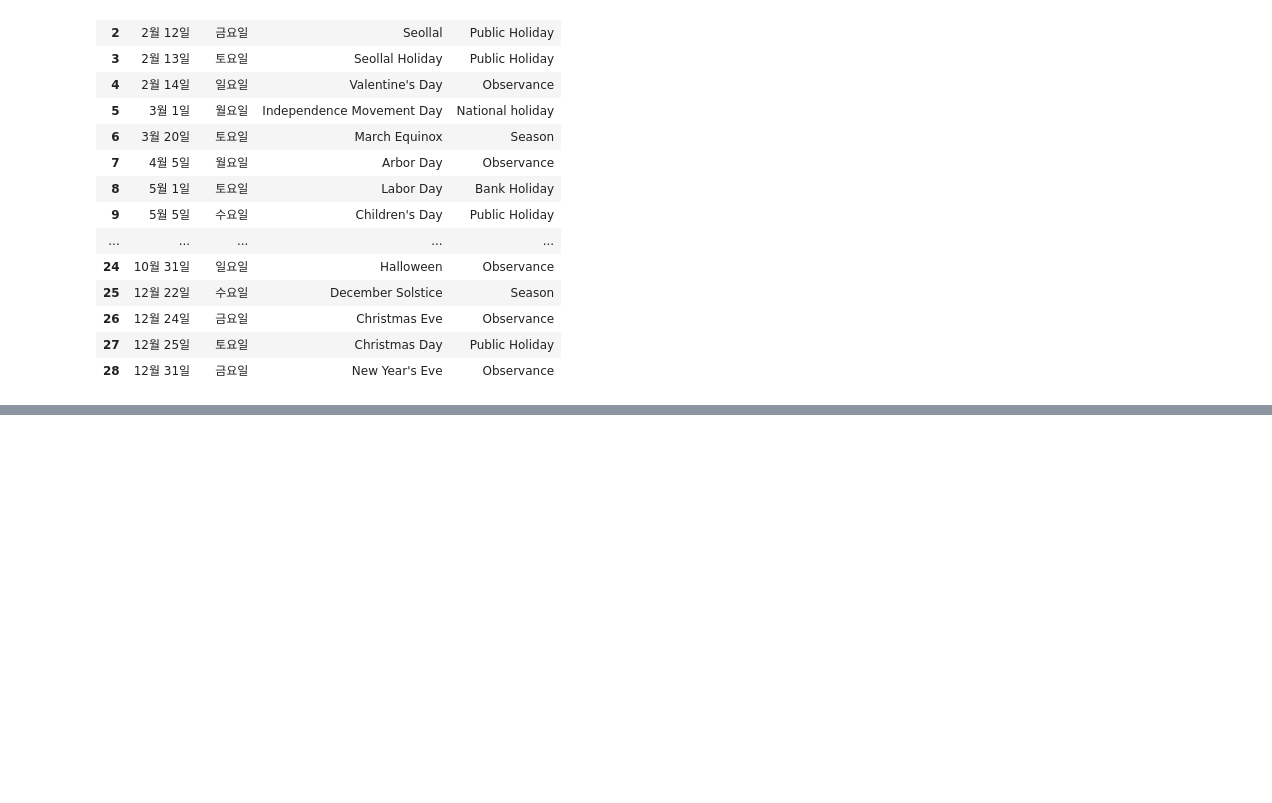
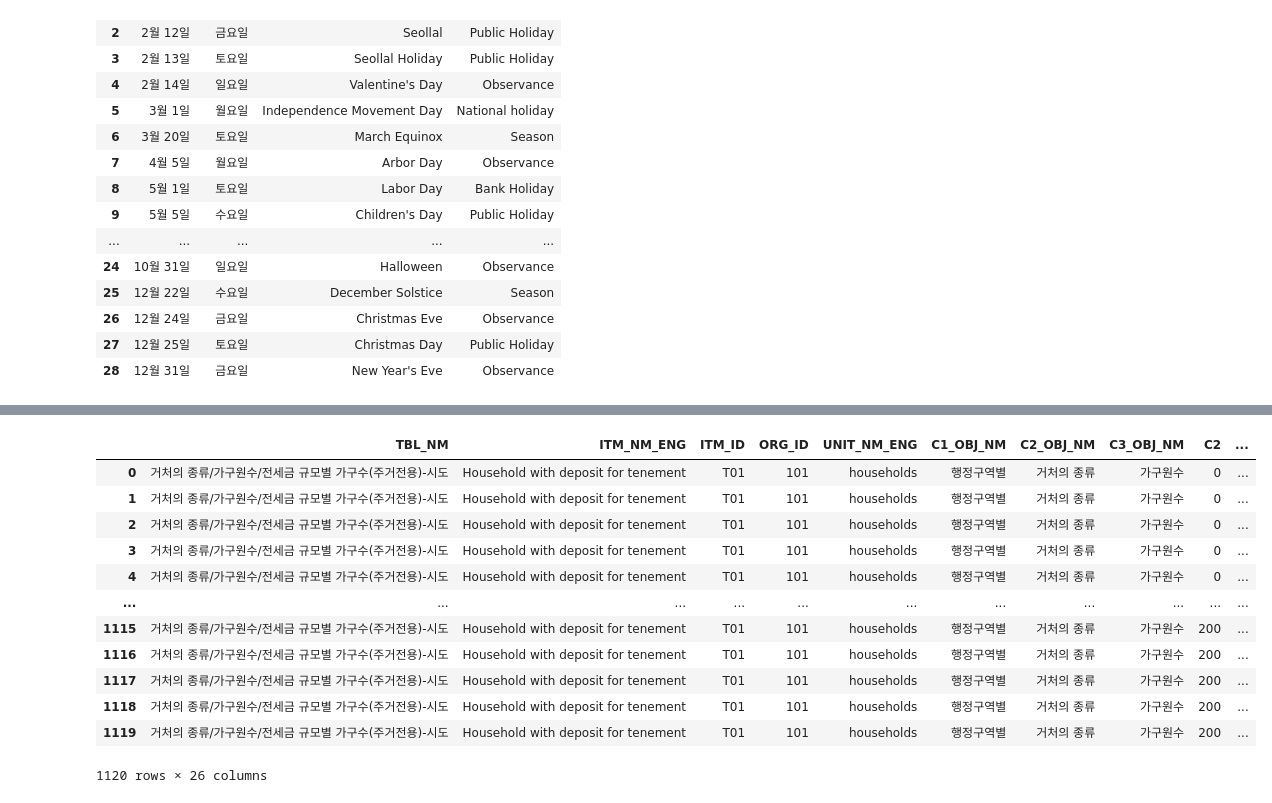
Before and after one commit to HongDonkey/Python, a Jupyter notebook: Session04 - 외부연동 데이터 수집/Untitled.ipynb, the cells around one changed output, grey strips where cells are left out. Cells and saved outputs as stored; diff of their text form; code cells hidden in the pictures; blank space fills up the shorter version.

```diff
--- a/Session04 - 외부연동 데이터 수집/Untitled.ipynb
+++ b/Session04 - 외부연동 데이터 수집/Untitled.ipynb
@@ -561,0 +504,23 @@ pd.DataFrame(zip (dateList, weeksList,nameList,typeList), columns=["Date","Weeks
+# %%
+url = "https://kosis.kr/openapi/statisticsData.do?method=getList&apiKey=ZDBkZjU4MzlkOWQ3MDAzYTZkZDdhYjBjZDM0ZDE0MTY=&format=json&jsonVD=Y&userStatsId=hdk2006/101/DT_1BD0510/2/1/20210418171049&prdSe=Y&newEstPrdCnt=1"
+json = pd.DataFrame()
+# %%
+try:
+    json = pd.read_json(url)
+except Exception as e:
+    print(e)
+json
+# %% [output]
+|  | TBL_NM | ITM_NM_ENG | ITM_ID | ORG_ID | UNIT_NM_ENG | C1_OBJ_NM | C2_OBJ_NM | C3_OBJ_NM | C2 | ... |
+| 0 | 거처의 종류/가구원수/전세금 규모별 가구수(주거전용)-시도 | Household with deposit for tenement | T01 | 101 | households | 행정구역별 | 거처의 종류 | 가구원수 | 0 | ... |
+| 1 | 거처의 종류/가구원수/전세금 규모별 가구수(주거전용)-시도 | Household with deposit for tenement | T01 | 101 | households | 행정구역별 | 거처의 종류 | 가구원수 | 0 | ... |
+| 2 | 거처의 종류/가구원수/전세금 규모별 가구수(주거전용)-시도 | Household with deposit for tenement | T01 | 101 | households | 행정구역별 | 거처의 종류 | 가구원수 | 0 | ... |
+| 3 | 거처의 종류/가구원수/전세금 규모별 가구수(주거전용)-시도 | Household with deposit for tenement | T01 | 101 | households | 행정구역별 | 거처의 종류 | 가구원수 | 0 | ... |
+| 4 | 거처의 종류/가구원수/전세금 규모별 가구수(주거전용)-시도 | Household with deposit for tenement | T01 | 101 | households | 행정구역별 | 거처의 종류 | 가구원수 | 0 | ... |
+| ... | ... | ... | ... | ... | ... | ... | ... | ... | ... | ... |
+| 1115 | 거처의 종류/가구원수/전세금 규모별 가구수(주거전용)-시도 | Household with deposit for tenement | T01 | 101 | households | 행정구역별 | 거처의 종류 | 가구원수 | 200 | ... |
+| 1116 | 거처의 종류/가구원수/전세금 규모별 가구수(주거전용)-시도 | Household with deposit for tenement | T01 | 101 | households | 행정구역별 | 거처의 종류 | 가구원수 | 200 | ... |
+| 1117 | 거처의 종류/가구원수/전세금 규모별 가구수(주거전용)-시도 | Household with deposit for tenement | T01 | 101 | households | 행정구역별 | 거처의 종류 | 가구원수 | 200 | ... |
+| 1118 | 거처의 종류/가구원수/전세금 규모별 가구수(주거전용)-시도 | Household with deposit for tenement | T01 | 101 | households | 행정구역별 | 거처의 종류 | 가구원수 | 200 | ... |
+| 1119 | 거처의 종류/가구원수/전세금 규모별 가구수(주거전용)-시도 | Household with deposit for tenement | T01 | 101 | households | 행정구역별 | 거처의 종류 | 가구원수 | 200 | ... |
+1120 rows × 26 columns
```
Also changed, not shown: parts of 10 cells of this notebook.
